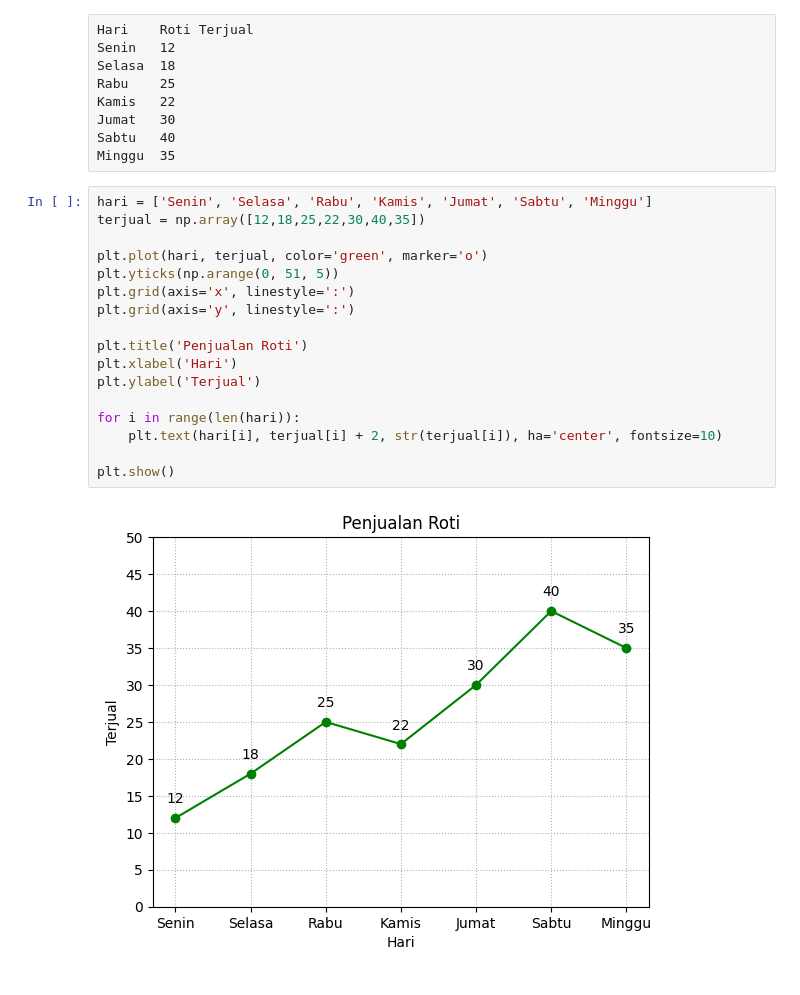
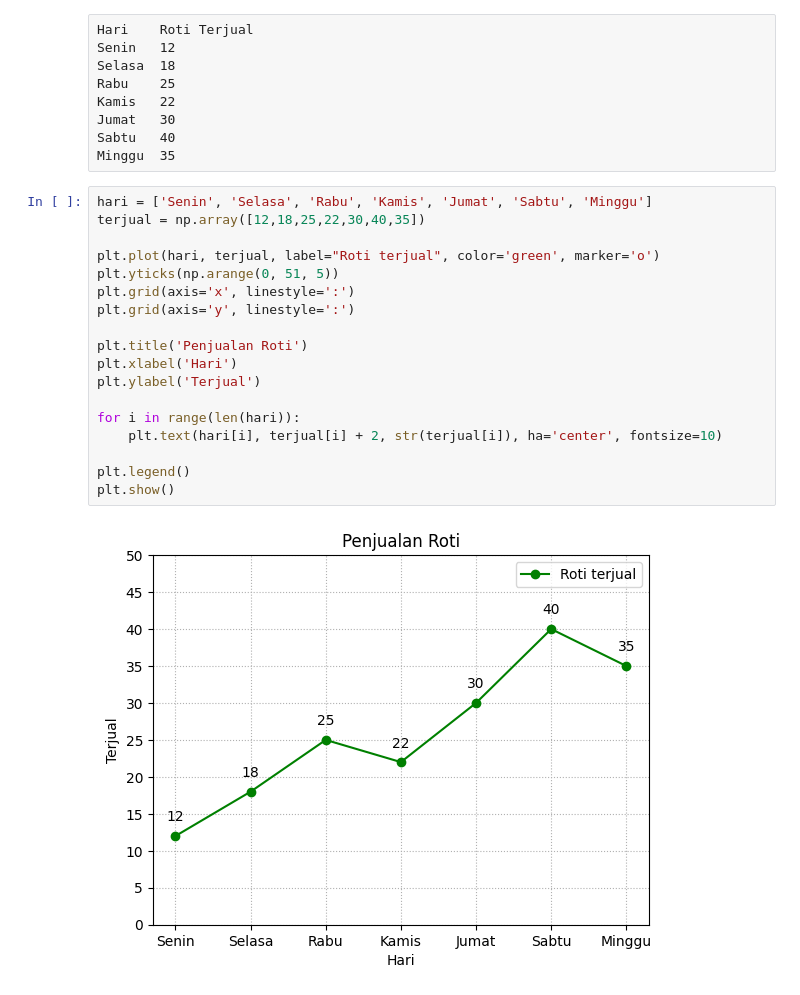
Before and after one commit to Encrypsy/Mathplotlib, a Jupyter notebook: Latihan.ipynb, the cells around one changed output. Cells and saved outputs as stored; diff of their text form.

```diff
--- a/Latihan.ipynb
+++ b/Latihan.ipynb
@@ -46,19 +46,20 @@ Minggu	35
 # %%
 hari = ['Senin', 'Selasa', 'Rabu', 'Kamis', 'Jumat', 'Sabtu', 'Minggu']
 terjual = np.array([12,18,25,22,30,40,35])
 
-plt.plot(hari, terjual, color='green', marker='o')
+plt.plot(hari, terjual, label="Roti terjual", color='green', marker='o')
 plt.yticks(np.arange(0, 51, 5))
 plt.grid(axis='x', linestyle=':')
 plt.grid(axis='y', linestyle=':')
 
 plt.title('Penjualan Roti')
 plt.xlabel('Hari')
 plt.ylabel('Terjual')
 
 for i in range(len(hari)):
     plt.text(hari[i], terjual[i] + 2, str(terjual[i]), ha='center', fontsize=10)
 
+plt.legend()
 plt.show()
 # %% [output]
-[figure, old version]
+[figure, new version]
```
Also changed, not shown: parts of 4 cells of this notebook, 1 other file.
